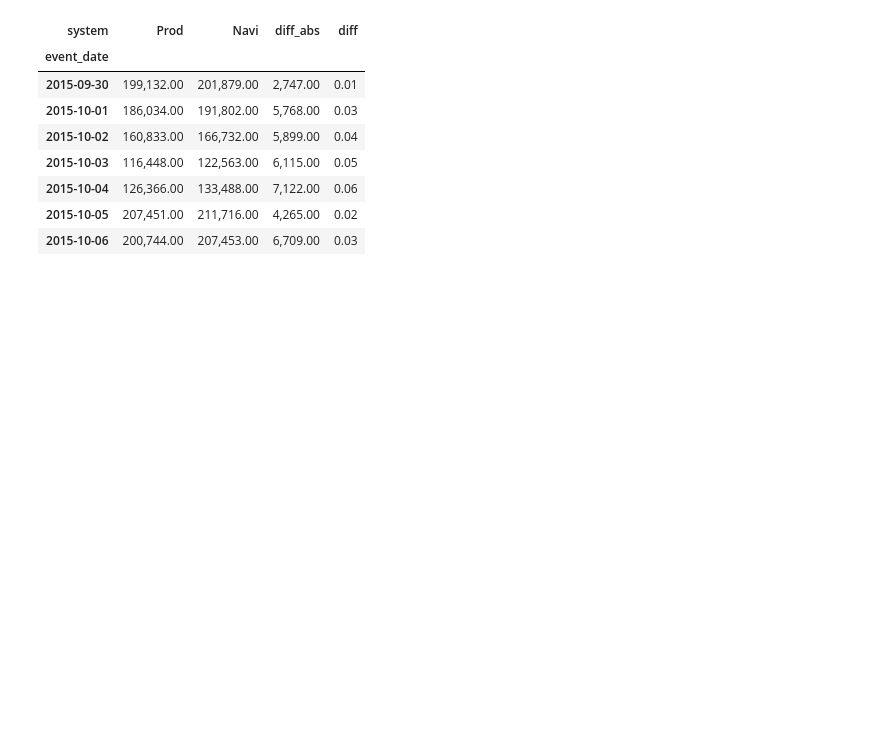
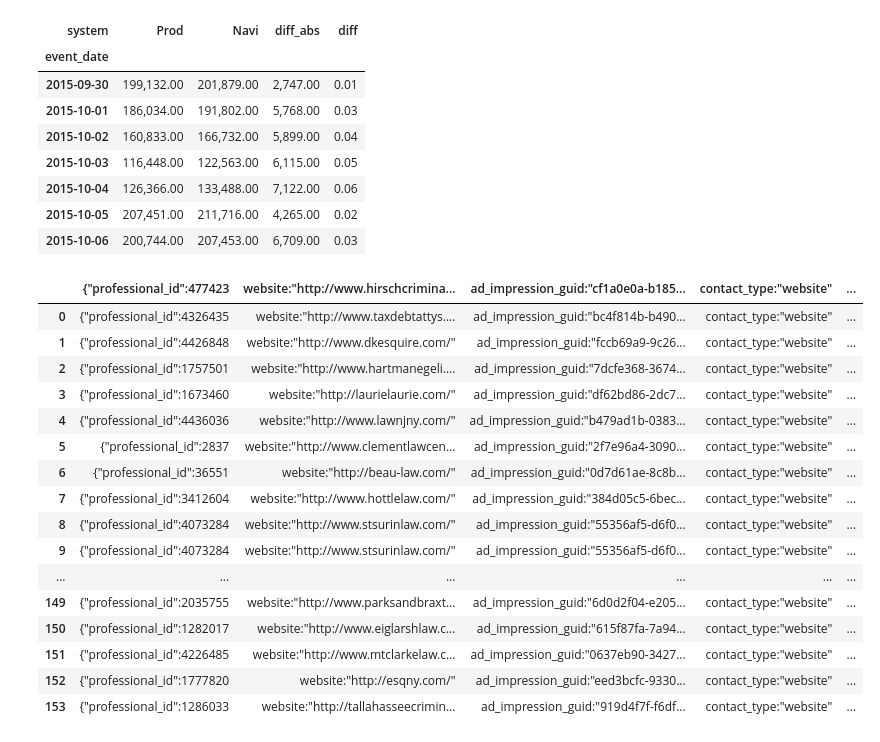
Before and after one commit to Bekbolatov/kaggle, a Jupyter notebook: notebooks/Navi_page_view.ipynb, the cells around one changed output. Cells and saved outputs as stored; diff of their text form; code cells hidden in the pictures; blank space fills up the shorter version.

```diff
--- a/notebooks/Navi_page_view.ipynb
+++ b/notebooks/Navi_page_view.ipynb
@@ -85,3 +68,27 @@ acv.swaplevel(0,1).ix[ 'Legal_Answers_Detail']  #   'Legal_Guides_Detail']
 | 2015-10-06 | 200,744.00 | 207,453.00 | 6,709.00 | 0.03 |
 # %%
 acv = pd.concat([acv_navi, acv_prod]).pivot
+# %%
+adclick = pd.read_csv(base_loc + 'CONTACT_ad_click.log')
+#acv_prod['system'] = 'Prod'
+#acv_prod.rename(columns={'_c2': 'cnt'}, inplace=True)
+# %%
+adclick
+# %% [output]
+|  | {"professional_id":477423 | website:"http://www.hirschcrimina... | ad_impression_guid:"cf1a0e0a-b185... | contact_type:"website" | ... |
+| 0 | {"professional_id":4326435 | website:"http://www.taxdebtattys.... | ad_impression_guid:"bc4f814b-b490... | contact_type:"website" | ... |
+| 1 | {"professional_id":4426848 | website:"http://www.dkesquire.com/" | ad_impression_guid:"fccb69a9-9c26... | contact_type:"website" | ... |
+| 2 | {"professional_id":1757501 | website:"http://www.hartmanegeli.... | ad_impression_guid:"7dcfe368-3674... | contact_type:"website" | ... |
+| 3 | {"professional_id":1673460 | website:"http://laurielaurie.com/" | ad_impression_guid:"df62bd86-2dc7... | contact_type:"website" | ... |
+| 4 | {"professional_id":4436036 | website:"http://www.lawnjny.com/" | ad_impression_guid:"b479ad1b-0383... | contact_type:"website" | ... |
+| 5 | {"professional_id":2837 | website:"http://www.clementlawcen... | ad_impression_guid:"2f7e96a4-3090... | contact_type:"website" | ... |
+| 6 | {"professional_id":36551 | website:"http://beau-law.com/" | ad_impression_guid:"0d7d61ae-8c8b... | contact_type:"website" | ... |
+| 7 | {"professional_id":3412604 | website:"http://www.hottlelaw.com/" | ad_impression_guid:"384d05c5-6bec... | contact_type:"website" | ... |
+| 8 | {"professional_id":4073284 | website:"http://www.stsurinlaw.com/" | ad_impression_guid:"55356af5-d6f0... | contact_type:"website" | ... |
+| 9 | {"professional_id":4073284 | website:"http://www.stsurinlaw.com/" | ad_impression_guid:"55356af5-d6f0... | contact_type:"website" | ... |
+| ... | ... | ... | ... | ... | ... |
+| 149 | {"professional_id":2035755 | website:"http://www.parksandbraxt... | ad_impression_guid:"6d0d2f04-e205... | contact_type:"website" | ... |
+| 150 | {"professional_id":1282017 | website:"http://www.eiglarshlaw.c... | ad_impression_guid:"615f87fa-7a94... | contact_type:"website" | ... |
+| 151 | {"professional_id":4226485 | website:"http://www.mtclarkelaw.c... | ad_impression_guid:"0637eb90-3427... | contact_type:"website" | ... |
+| 152 | {"professional_id":1777820 | website:"http://esqny.com/" | ad_impression_guid:"eed3bcfc-9330... | contact_type:"website" | ... |
+| 153 | {"professional_id":1286033 | website:"http://tallahasseecrimin... | ad_impression_guid:"919d4f7f-f6df... | contact_type:"website" | ... |
```
Also changed, not shown: parts of 1 cell of this notebook, 1 other file.
